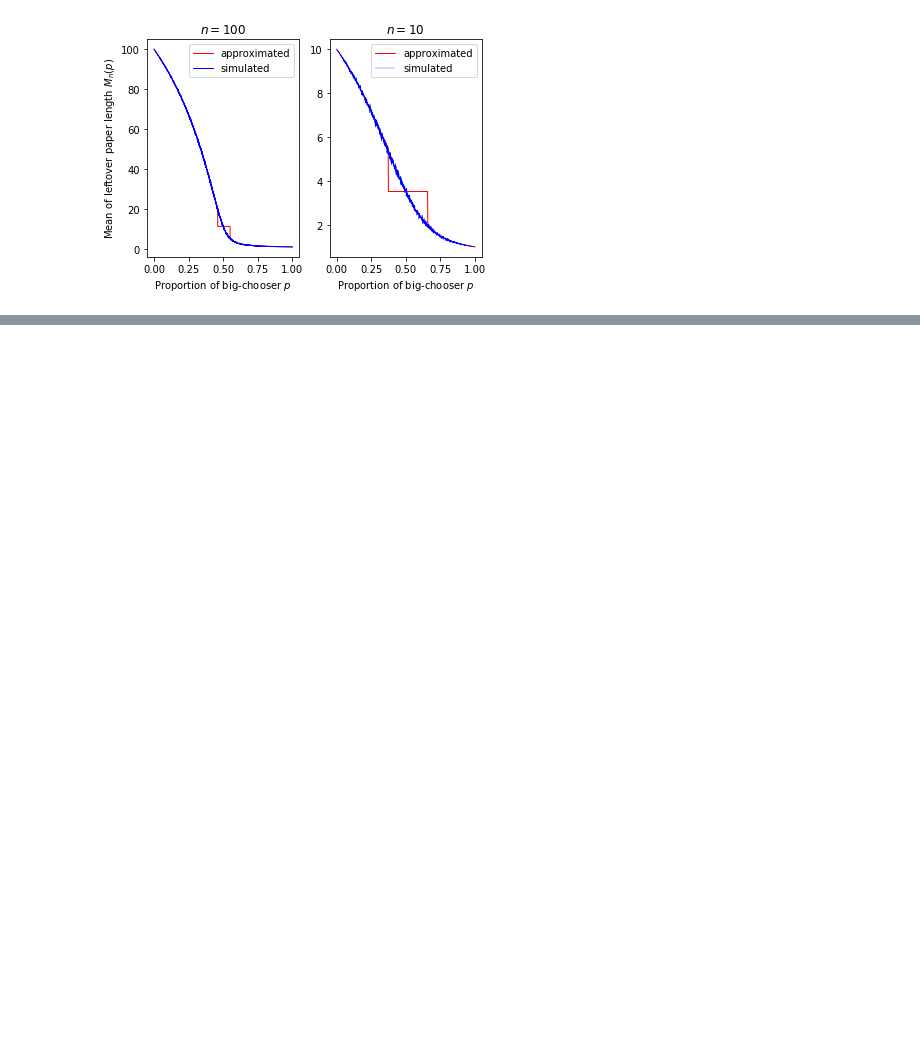
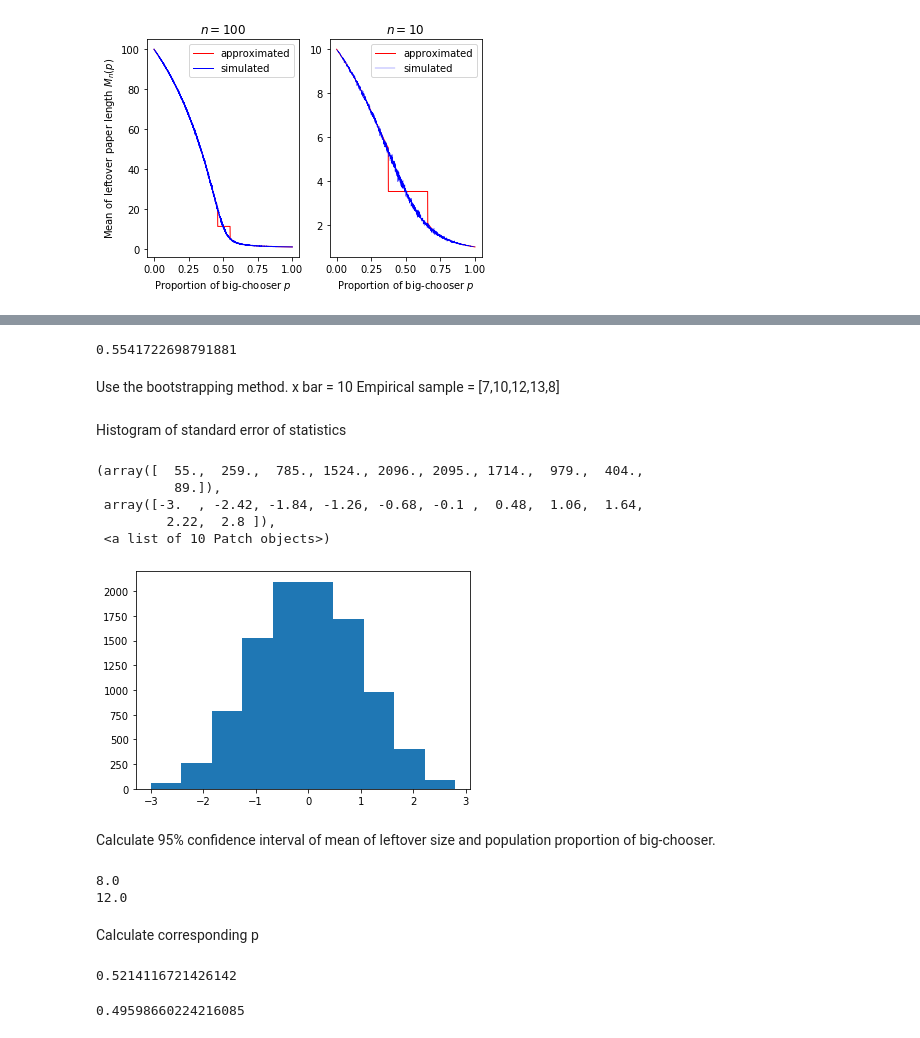
Before and after one commit to Kevin-Luyu/Semester2-Final-Project, a Jupyter notebook: toilet_paper.ipynb, the cells around one changed output, grey strips where cells are left out. Drawn from its saved outputs; the diff is of its cells as text; code cells hidden in the pictures; blank space fills up the shorter version.

```diff
--- a/toilet_paper.ipynb
+++ b/toilet_paper.ipynb
@@ -208,0 +225,80 @@ plt.show()
+# %%
+from scipy import optimize
+def f(x):
+    return exactMnp(100,x)-4.90
+root=optimize.brenth(f,0,1)
+root
+# %% [output]
+0.5541722698791881
+# %% [markdown]
+Use the bootstrapping method.
+x bar = 10
+Empirical sample = [7,10,12,13,8]
+# %%
+def meanboot(sample):
+    """
+    conduct a simulation calculating the mean of one time of bootstrapping
+    ---input---
+    list sample: empirical sample data
+    --return---
+    float: mean of bootstrapping list
+    """
+    reslist=[]
+    for i in range(len(sample)):
+        reslist.append(sample[math.floor(5*random.random())])
+    return statistics.mean(reslist)
+# %%
+def boot(sample, times):
+    """
+    conduct the bootstrapping for many times
+    ---input---
+    list sample: empirical sample data
+    int times: times of bootstrapping simulation
+    ---return---
+    list: a list recording all mean of bootstrapped samples
+    """
+    bootmeanlist=[]
+    for i in range(times):
+        bootmeanlist.append(meanboot(sample))
+    return np.array(bootmeanlist)
+# %% [markdown]
+Histogram of standard error of statistics
+# %%
+mysample = [7,10,12,13,8]
+deltalist = boot(mysample,10000)-statistics.mean(mysample)
+plt.hist(deltalist)
+# %% [output]
+(array([  55.,  259.,  785., 1524., 2096., 2095., 1714.,  979.,  404.,
+          89.]),
+ array([-3.  , -2.42, -1.84, -1.26, -0.68, -0.1 ,  0.48,  1.06,  1.64,
+         2.22,  2.8 ]),
+ <a list of 10 Patch objects>)
+[figure, added]
+# %% [markdown]
+Calculate 95% confidence interval of mean of leftover size and population proportion of big-chooser.
+# %%
+deltalower = np.percentile(deltalist, 2.5)
+deltaupper = np.percentile(deltalist,97.5)
+print(statistics.mean(mysample)+deltalower)
+print(statistics.mean(mysample)+deltaupper)
+# %% [output]
+8.0
+12.0
+# %% [markdown]
+Calculate corresponding p
+# %%
+from scipy import optimize
+def f(x):
+    return exactMnp(100,x)-8.0
+root=optimize.brenth(f,0,1)
+root
+# %% [output]
+0.5214116721426142
+# %%
+from scipy import optimize
+def f(x):
+    return exactMnp(100,x)-12.0
+root=optimize.brenth(f,0,1)
+root
+# %% [output]
+0.49598660224216085
```
Also changed, not shown: parts of 6 cells of this notebook.
